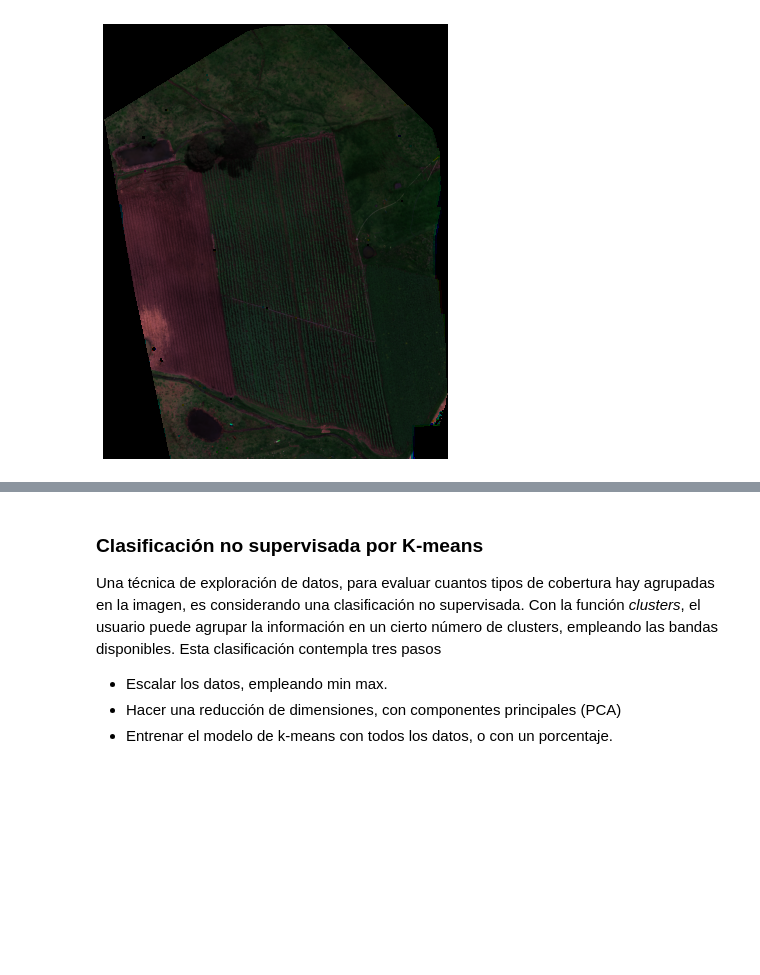
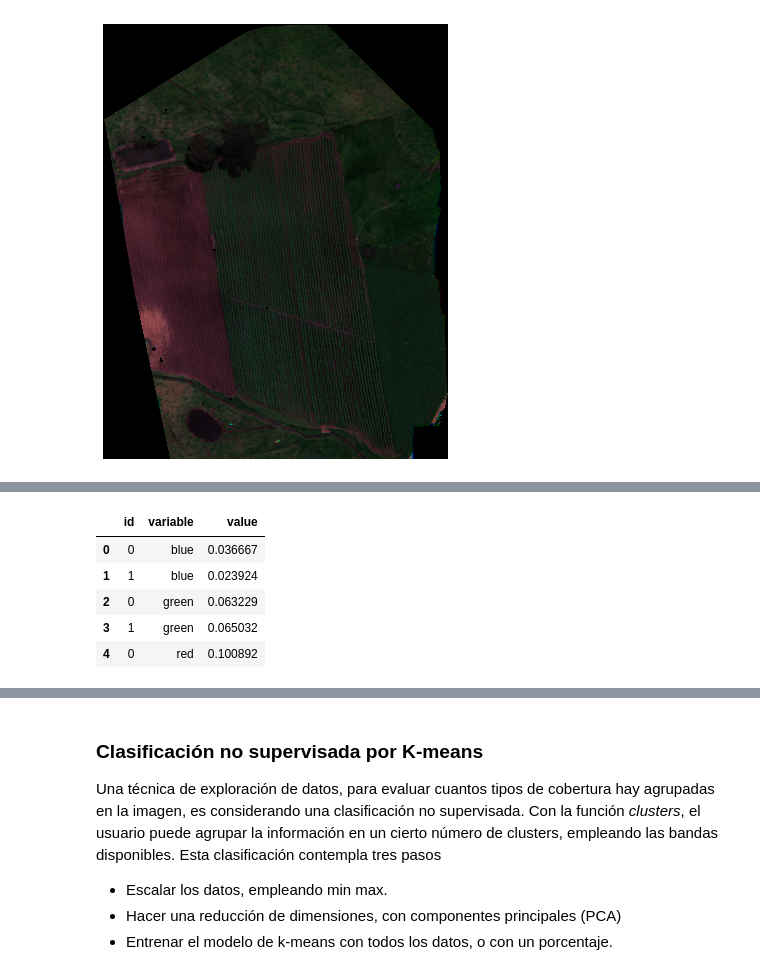
Before and after one commit to CIAT-DAPA/drone_data, a Jupyter notebook: ejemlo.ipynb, the cells around one changed output, grey strips where cells are left out. Cells and saved outputs as stored; diff of their text form; code cells hidden in the pictures; blank space fills up the shorter version.

```diff
--- a/ejemlo.ipynb
+++ b/ejemlo.ipynb
@@ -45,0 +54,15 @@ m.plot_multiplebands(['red', 'green', 'blue'])
+# %%
+coordenadas = [[704742,621617],
+              [704757,621617]]
+
+datos = m.extract_usingpoints(coordenadas, # lista de coordenadas
+                      long_direction = True # si la tabla tendra unh formato a lo largo o ancho
+                      )
+datos.head()
+# %% [output]
+|  | id | variable | value |
+| 0 | 0 | blue | 0.036667 |
+| 1 | 1 | blue | 0.023924 |
+| 2 | 0 | green | 0.063229 |
+| 3 | 1 | green | 0.065032 |
+| 4 | 0 | red | 0.100892 |
```
Also changed, not shown: parts of 4 cells of this notebook, 2 other files.
